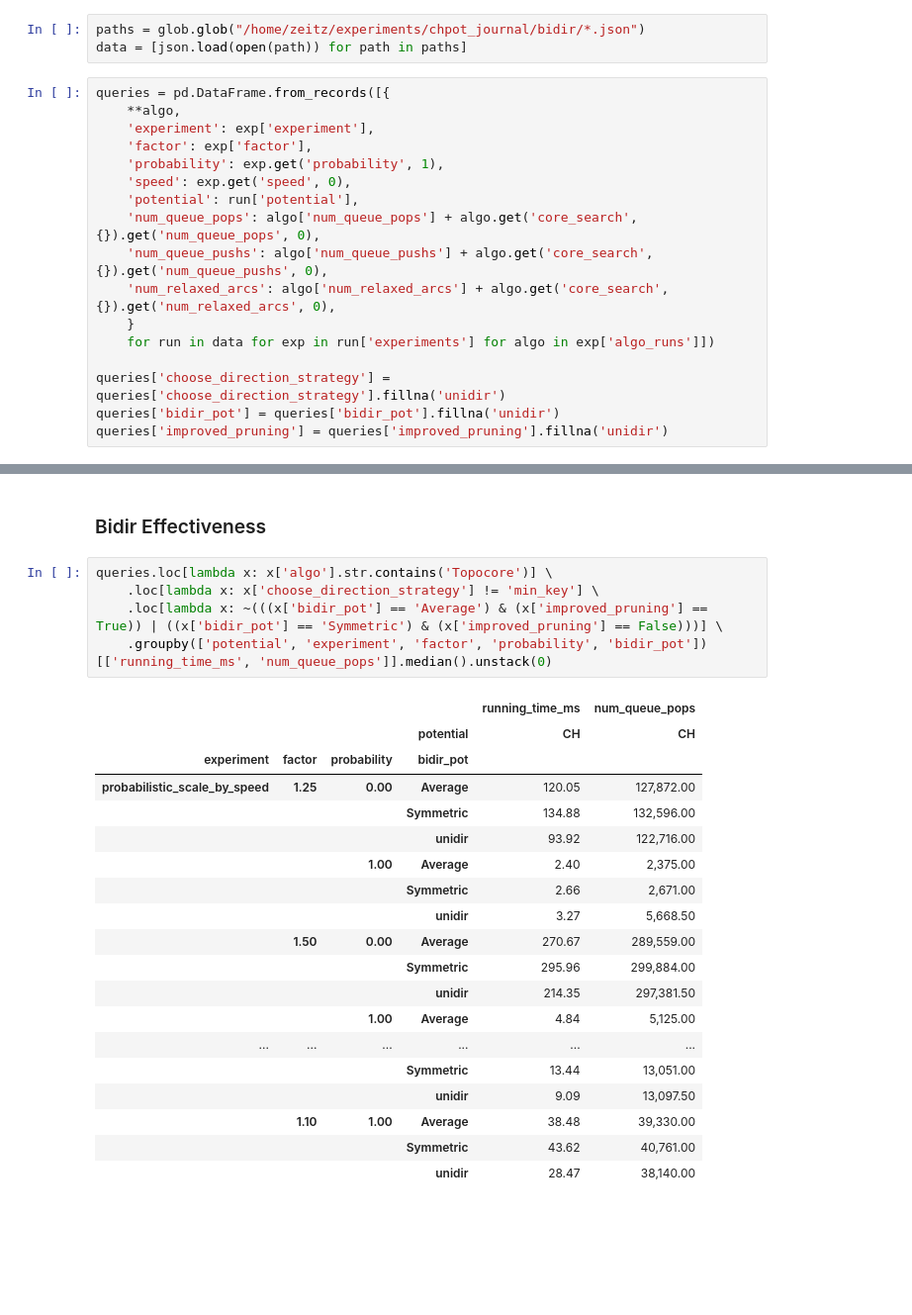
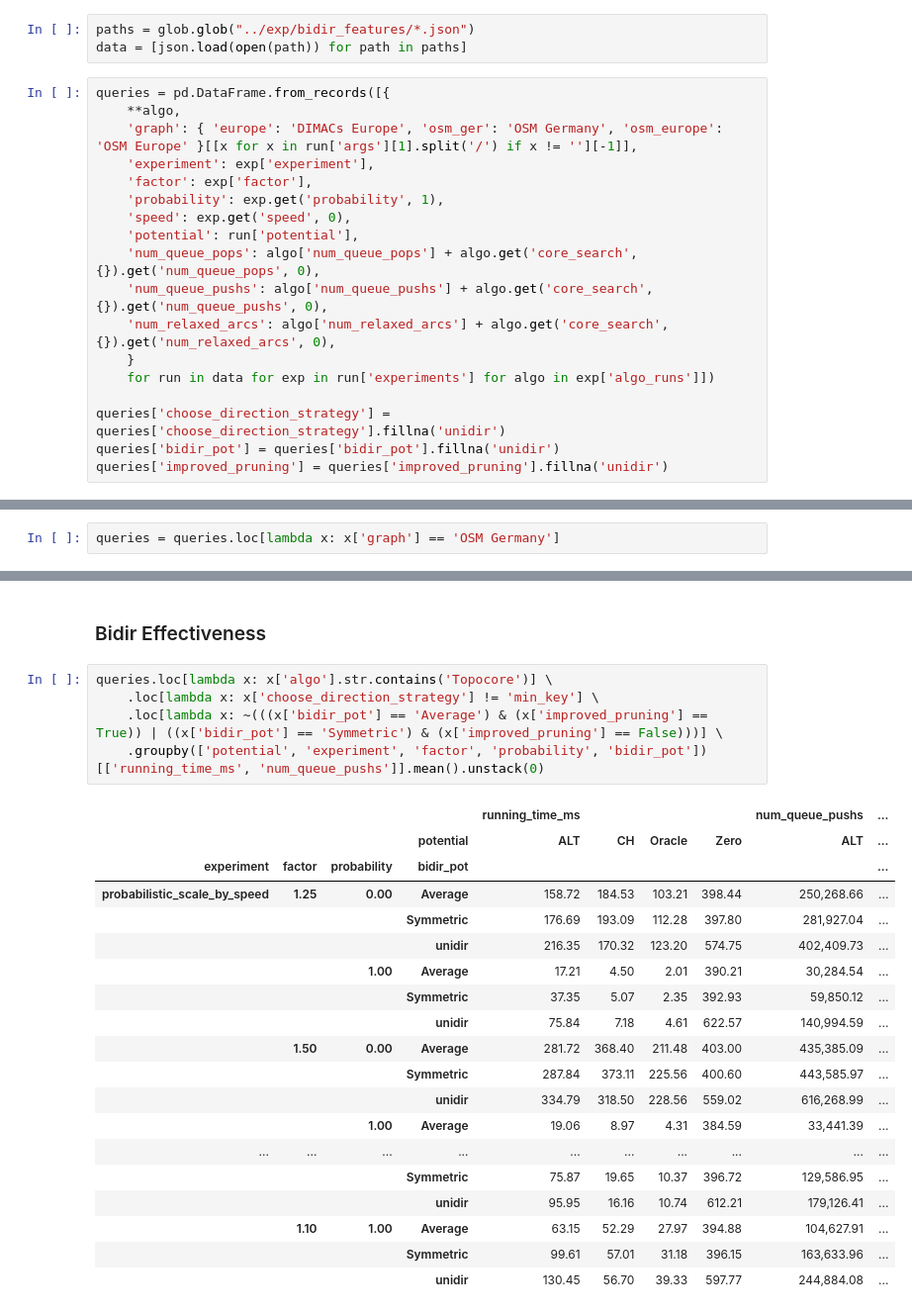
Before and after one commit to kit-algo/ch_potentials, a Jupyter notebook: eval/bidir_features_all.ipynb, the cells around one changed output, grey strips where cells are left out. Shown at 99% size. Drawn from its saved outputs; the diff is of its cells as text; blank space fills up the shorter version.

Commit message:
preliminary experiments

```diff
--- a/eval/bidir_features_all.ipynb
+++ b/eval/bidir_features_all.ipynb
@@ -14,11 +14,12 @@ import json
 import glob
 import os
 # %%
-paths = glob.glob("/home/zeitz/experiments/chpot_journal/bidir/*.json")
+paths = glob.glob("../exp/bidir_features/*.json")
 data = [json.load(open(path)) for path in paths]
 # %%
 queries = pd.DataFrame.from_records([{
     **algo,
+    'graph': { 'europe': 'DIMACs Europe', 'osm_ger': 'OSM Germany', 'osm_europe': 'OSM Europe' }[[x for x in run['args'][1].split('/') if x != ''][-1]],
     'experiment': exp['experiment'],
     'factor': exp['factor'],
     'probability': exp.get('probability', 1),
@@ -35,4 +36,6 @@ queries['bidir_pot'] = queries['bidir_pot'].fillna('unidir')
 queries['improved_pruning'] = queries['improved_pruning'].fillna('unidir')
 # %%
 pd.set_option('display.max_rows', 500)
+# %%
+queries = queries.loc[lambda x: x['graph'] == 'OSM Germany']
 # %%
@@ -117,25 +120,25 @@ queries.loc[lambda x: x['bidir_pot'] != 'unidir'] \
 # %%
 queries.loc[lambda x: x['algo'].str.contains('Topocore')] \
     .loc[lambda x: x['choose_direction_strategy'] != 'min_key'] \
     .loc[lambda x: ~(((x['bidir_pot'] == 'Average') & (x['improved_pruning'] == True)) | ((x['bidir_pot'] == 'Symmetric') & (x['improved_pruning'] == False)))] \
-    .groupby(['potential', 'experiment', 'factor', 'probability', 'bidir_pot'])[['running_time_ms', 'num_queue_pops']].median().unstack(0)
+    .groupby(['potential', 'experiment', 'factor', 'probability', 'bidir_pot'])[['running_time_ms', 'num_queue_pushs']].mean().unstack(0)
 # %% [output]
-|  |  |  |  | running_time_ms | num_queue_pops |
-|  |  |  | potential | CH | CH |
-| experiment | factor | probability | bidir_pot |  |  |
-| probabilistic_scale_by_speed | 1.25 | 0.00 | Average | 120.05 | 127,872.00 |
-|  |  |  | Symmetric | 134.88 | 132,596.00 |
-|  |  |  | unidir | 93.92 | 122,716.00 |
-|  |  | 1.00 | Average | 2.40 | 2,375.00 |
-|  |  |  | Symmetric | 2.66 | 2,671.00 |
-|  |  |  | unidir | 3.27 | 5,668.50 |
-|  | 1.50 | 0.00 | Average | 270.67 | 289,559.00 |
-|  |  |  | Symmetric | 295.96 | 299,884.00 |
-|  |  |  | unidir | 214.35 | 297,381.50 |
-|  |  | 1.00 | Average | 4.84 | 5,125.00 |
-| ... | ... | ... | ... | ... | ... |
-|  |  |  | Symmetric | 13.44 | 13,051.00 |
-|  |  |  | unidir | 9.09 | 13,097.50 |
-|  | 1.10 | 1.00 | Average | 38.48 | 39,330.00 |
-|  |  |  | Symmetric | 43.62 | 40,761.00 |
-|  |  |  | unidir | 28.47 | 38,140.00 |
+|  |  |  |  | running_time_ms |  |  |  | num_queue_pushs | ... |
+|  |  |  | potential | ALT | CH | Oracle | Zero | ALT | ... |
+| experiment | factor | probability | bidir_pot |  |  |  |  |  | ... |
+| probabilistic_scale_by_speed | 1.25 | 0.00 | Average | 158.72 | 184.53 | 103.21 | 398.44 | 250,268.66 | ... |
+|  |  |  | Symmetric | 176.69 | 193.09 | 112.28 | 397.80 | 281,927.04 | ... |
+|  |  |  | unidir | 216.35 | 170.32 | 123.20 | 574.75 | 402,409.73 | ... |
+|  |  | 1.00 | Average | 17.21 | 4.50 | 2.01 | 390.21 | 30,284.54 | ... |
+|  |  |  | Symmetric | 37.35 | 5.07 | 2.35 | 392.93 | 59,850.12 | ... |
+|  |  |  | unidir | 75.84 | 7.18 | 4.61 | 622.57 | 140,994.59 | ... |
+|  | 1.50 | 0.00 | Average | 281.72 | 368.40 | 211.48 | 403.00 | 435,385.09 | ... |
+|  |  |  | Symmetric | 287.84 | 373.11 | 225.56 | 400.60 | 443,585.97 | ... |
+|  |  |  | unidir | 334.79 | 318.50 | 228.56 | 559.02 | 616,268.99 | ... |
+|  |  | 1.00 | Average | 19.06 | 8.97 | 4.31 | 384.59 | 33,441.39 | ... |
+| ... | ... | ... | ... | ... | ... | ... | ... | ... | ... |
+|  |  |  | Symmetric | 75.87 | 19.65 | 10.37 | 396.72 | 129,586.95 | ... |
+|  |  |  | unidir | 95.95 | 16.16 | 10.74 | 612.21 | 179,126.41 | ... |
+|  | 1.10 | 1.00 | Average | 63.15 | 52.29 | 27.97 | 394.88 | 104,627.91 | ... |
+|  |  |  | Symmetric | 99.61 | 57.01 | 31.18 | 396.15 | 163,633.96 | ... |
+|  |  |  | unidir | 130.45 | 56.70 | 39.33 | 597.77 | 244,884.08 | ... |
```
Also changed, not shown: parts of 4 cells of this notebook, 4 other files.
